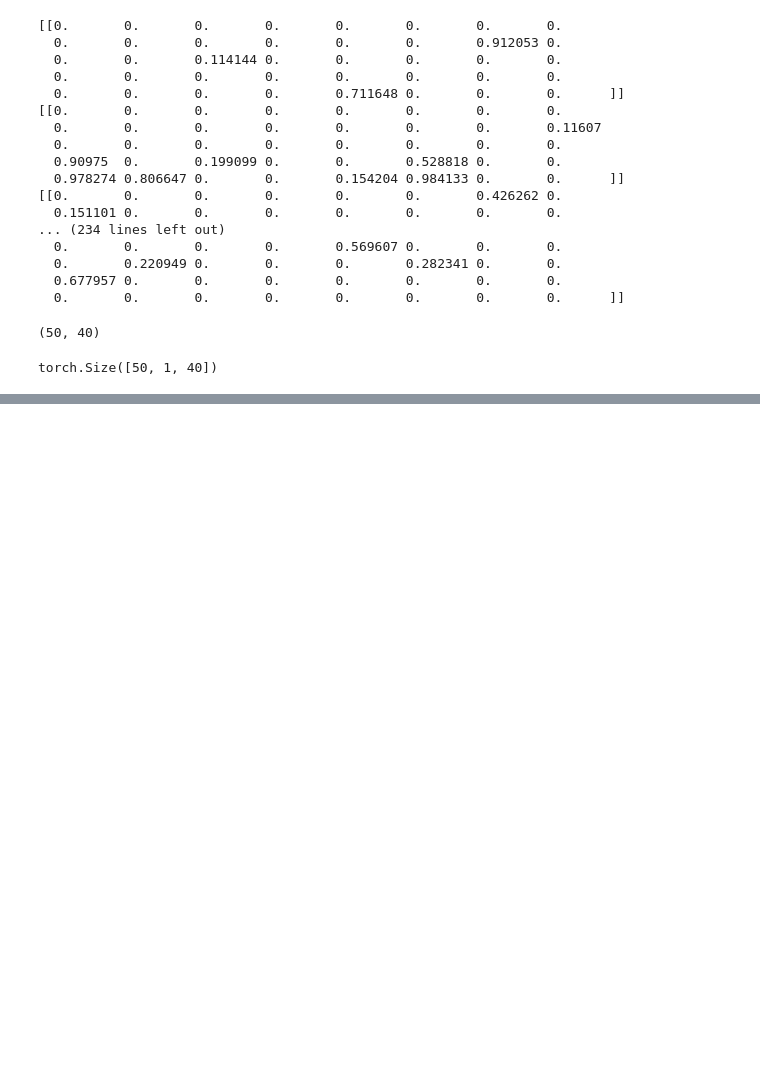
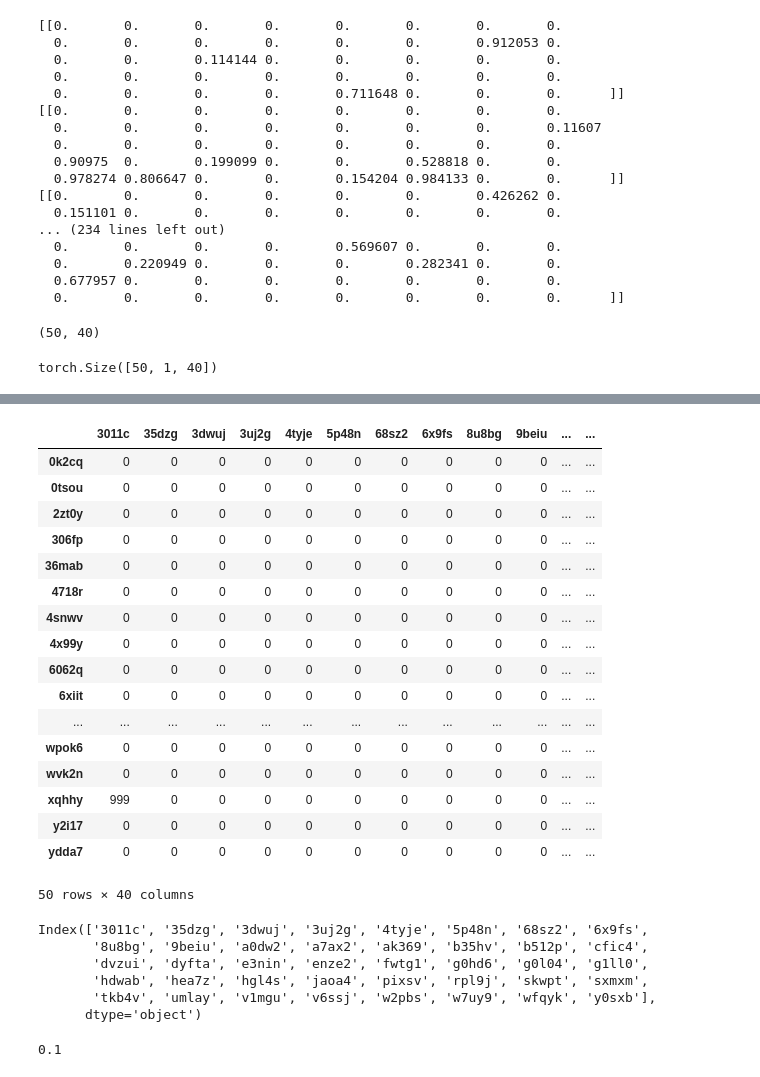
Before and after one commit to LinXueyuanStdio/Protease-target-prediction, a Jupyter notebook: mywork/notebook/Untitled.ipynb, the cells around one changed output, grey strips where cells are left out. Cells and saved outputs as stored; diff of their text form; code cells hidden in the pictures; blank space fills up the shorter version.

```diff
--- a/mywork/notebook/Untitled.ipynb
+++ b/mywork/notebook/Untitled.ipynb
@@ -199,0 +656,35 @@ save_mat('../../project/matrices/R1-3.mat')
+# %%
+pd_complete['3011c']['xqhhy'] = 999
+pd_complete
+# %% [output]
+|  | 3011c | 35dzg | 3dwuj | 3uj2g | 4tyje | 5p48n | 68sz2 | 6x9fs | 8u8bg | 9beiu | ... | ... |
+| 0k2cq | 0 | 0 | 0 | 0 | 0 | 0 | 0 | 0 | 0 | 0 | ... | ... |
+| 0tsou | 0 | 0 | 0 | 0 | 0 | 0 | 0 | 0 | 0 | 0 | ... | ... |
+| 2zt0y | 0 | 0 | 0 | 0 | 0 | 0 | 0 | 0 | 0 | 0 | ... | ... |
+| 306fp | 0 | 0 | 0 | 0 | 0 | 0 | 0 | 0 | 0 | 0 | ... | ... |
+| 36mab | 0 | 0 | 0 | 0 | 0 | 0 | 0 | 0 | 0 | 0 | ... | ... |
+| 4718r | 0 | 0 | 0 | 0 | 0 | 0 | 0 | 0 | 0 | 0 | ... | ... |
+| 4snwv | 0 | 0 | 0 | 0 | 0 | 0 | 0 | 0 | 0 | 0 | ... | ... |
+| 4x99y | 0 | 0 | 0 | 0 | 0 | 0 | 0 | 0 | 0 | 0 | ... | ... |
+| 6062q | 0 | 0 | 0 | 0 | 0 | 0 | 0 | 0 | 0 | 0 | ... | ... |
+| 6xiit | 0 | 0 | 0 | 0 | 0 | 0 | 0 | 0 | 0 | 0 | ... | ... |
+| ... | ... | ... | ... | ... | ... | ... | ... | ... | ... | ... | ... | ... |
+| wpok6 | 0 | 0 | 0 | 0 | 0 | 0 | 0 | 0 | 0 | 0 | ... | ... |
+| wvk2n | 0 | 0 | 0 | 0 | 0 | 0 | 0 | 0 | 0 | 0 | ... | ... |
+| xqhhy | 999 | 0 | 0 | 0 | 0 | 0 | 0 | 0 | 0 | 0 | ... | ... |
+| y2i17 | 0 | 0 | 0 | 0 | 0 | 0 | 0 | 0 | 0 | 0 | ... | ... |
+| ydda7 | 0 | 0 | 0 | 0 | 0 | 0 | 0 | 0 | 0 | 0 | ... | ... |
+50 rows × 40 columns
+# %%
+pd_complete.columns
+# %% [output]
+Index(['3011c', '35dzg', '3dwuj', '3uj2g', '4tyje', '5p48n', '68sz2', '6x9fs',
+       '8u8bg', '9beiu', 'a0dw2', 'a7ax2', 'ak369', 'b35hv', 'b512p', 'cfic4',
+       'dvzui', 'dyfta', 'e3nin', 'enze2', 'fwtg1', 'g0hd6', 'g0l04', 'g1ll0',
+       'hdwab', 'hea7z', 'hgl4s', 'jaoa4', 'pixsv', 'rpl9j', 'skwpt', 'sxmxm',
+       'tkb4v', 'umlay', 'v1mgu', 'v6ssj', 'w2pbs', 'w7uy9', 'wfqyk', 'y0sxb'],
+      dtype='object')
+# %%
+float('0.1')
+# %% [output]
+0.1
```
Also changed, not shown: parts of 18 cells of this notebook, 10 other files.
